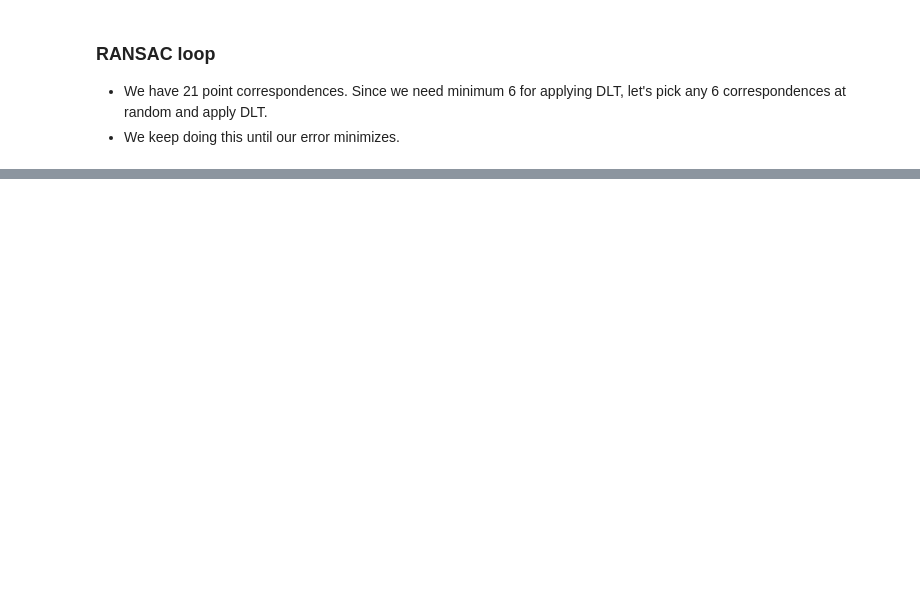
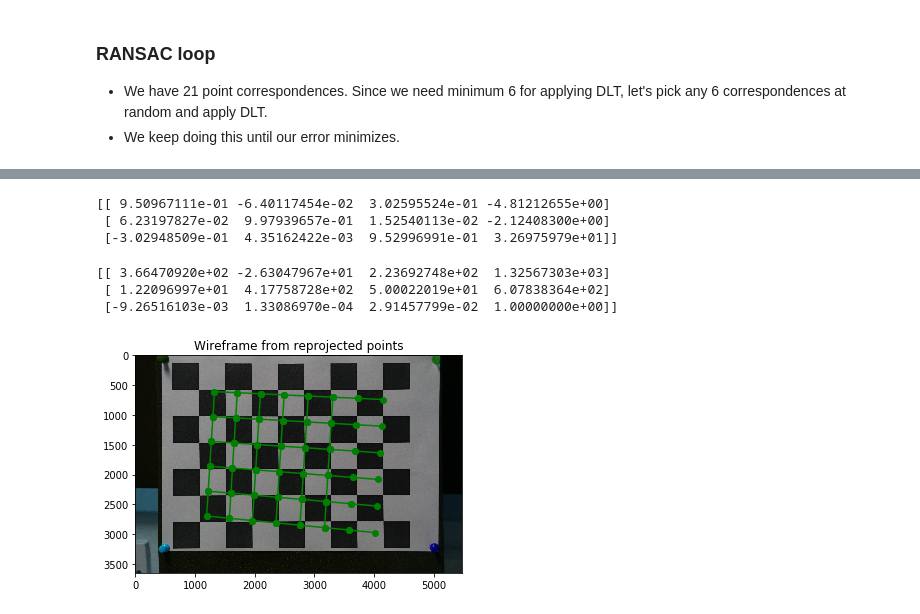
Before and after one commit to BonJovi1/Camera-Calibration, a Jupyter notebook: code.ipynb, the cells around one changed output, grey strips where cells are left out. Cells and saved outputs as stored; diff of their text form; code cells hidden in the pictures; blank space fills up the shorter version.

```diff
--- a/code.ipynb
+++ b/code.ipynb
@@ -347,0 +472,52 @@ def eulerAnglesToRotationMatrix(theta) :
+# %%
+temp1 = np.zeros((3,4))
+temp1[0:3,0:3] = R[0:3,0:3]
+temp1[:,3] = tvecs[4][:,0]
+print(temp1)
+# %% [output]
+[[ 9.50967111e-01 -6.40117454e-02  3.02595524e-01 -4.81212655e+00]
+ [ 6.23197827e-02  9.97939657e-01  1.52540113e-02 -2.12408300e+00]
+ [-3.02948509e-01  4.35162422e-03  9.52996991e-01  3.26975979e+01]]
+# %%
+P = np.matmul(mtx,temp1)
+P = P/P[2,3]
+print(P)
+# %% [output]
+[[ 3.66470920e+02 -2.63047967e+01  2.23692748e+02  1.32567303e+03]
+ [ 1.22096997e+01  4.17758728e+02  5.00022019e+01  6.07838364e+02]
+ [-9.26516103e-03  1.33086970e-04  2.91457799e-02  1.00000000e+00]]
+# %%
+projected_points = []
+for i in range(48):
+    projection = np.matmul(P,np.transpose(world_points_1[i,:]))
+    projection = projection/projection[2]
+    projected_points.append(projection[0:2])
+
+projected_points = np.asarray(projected_points)
+# %%
+def generate_wireframe(idx, idx1, projected_points):
+    q = 0
+    p = 0
+    for i in range(projected_points.shape[0]):
+        if (i == idx[q]):
+            q = q + 1
+            continue
+        plt.plot([projected_points[i][0],projected_points[i+1][0]],[projected_points[i][1],projected_points[i+1][1]],'go-')
+
+    for i in range(len(idx)):
+        i1 = i
+        j =  i + len(idx1)
+        while(j < (len(idx)*len(idx1))):
+            plt.plot([projected_points[i1][0],projected_points[j][0]],[projected_points[i1][1],projected_points[j][1]],'go-')
+            i1 = j
+            j = j + len(idx1)
+    plt.imshow(im)
+    plt.title('Wireframe from reprojected points')
+    plt.show()
+# %%
+idx = [7,15,23,31,39,47]
+idx1 = [5,11,17,23,29,35,41,47]
+
+generate_wireframe(idx, idx1, projected_points)
+# %% [output]
+[figure, added]
```
Also changed, not shown: parts of 36 cells of this notebook.
